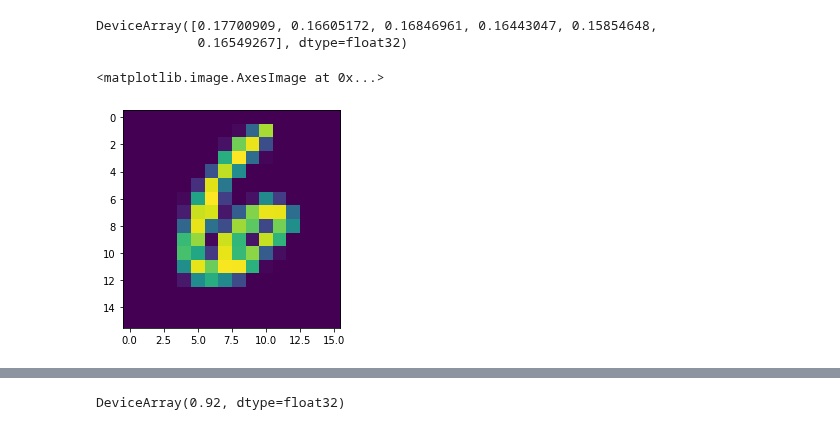
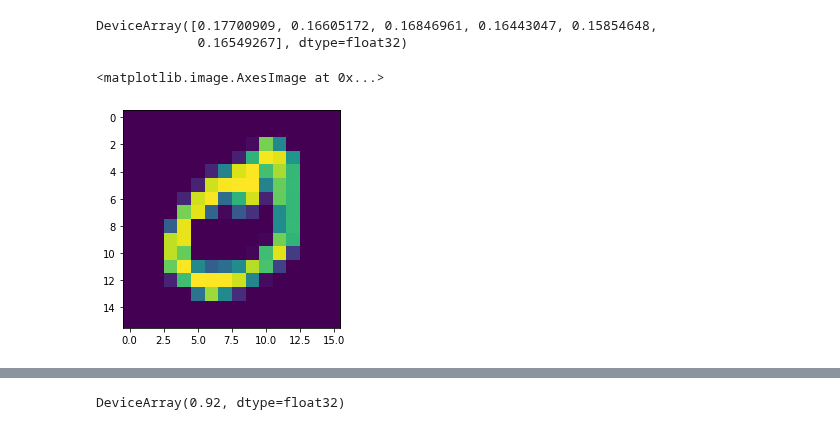
Before and after one commit to haimengzhao/quantum-fed-infer, a Jupyter notebook: test.ipynb, the cells around one changed output, grey strips where cells are left out. Cells and saved outputs as stored; diff of their text form; code cells hidden in the pictures.

```diff
--- a/test.ipynb
+++ b/test.ipynb
@@ -260,11 +209,14 @@ def pred_comb(params, x, k):
     return pred_prob
 # pred_comb = K.jit(pred_comb, static_argnums=[2])
-# %%
-i = 1
-plt.imshow(x_train_small[i].reshape(16, 16))
-# %% [output]
-<matplotlib.image.AxesImage at 0x...>
-[figure, removed]
+# %%
+i = 4
+x_train_node, y_train_node = filter_pair(x_train, y_train, 0, 2 + 1)
+x_train_small = tf.image.resize(x_train_node[..., tf.newaxis], (int(2**(n/2)), int(2**(n/2)))).numpy()[..., 0].reshape(-1, 2**n)
+x_train_small = x_train_small / jnp.sqrt(jnp.sum(x_train_small**2, axis=-1, keepdims=True))
+plt.imshow(x_train_small[i].reshape(16, 16))
+# %% [output]
+<matplotlib.image.AxesImage at 0x...>
+[figure, added]
 # %%
 pred_comb(params_list, x_train_small[i], k)
 # %% [output]
```
Also changed, not shown: parts of 6 cells of this notebook.
